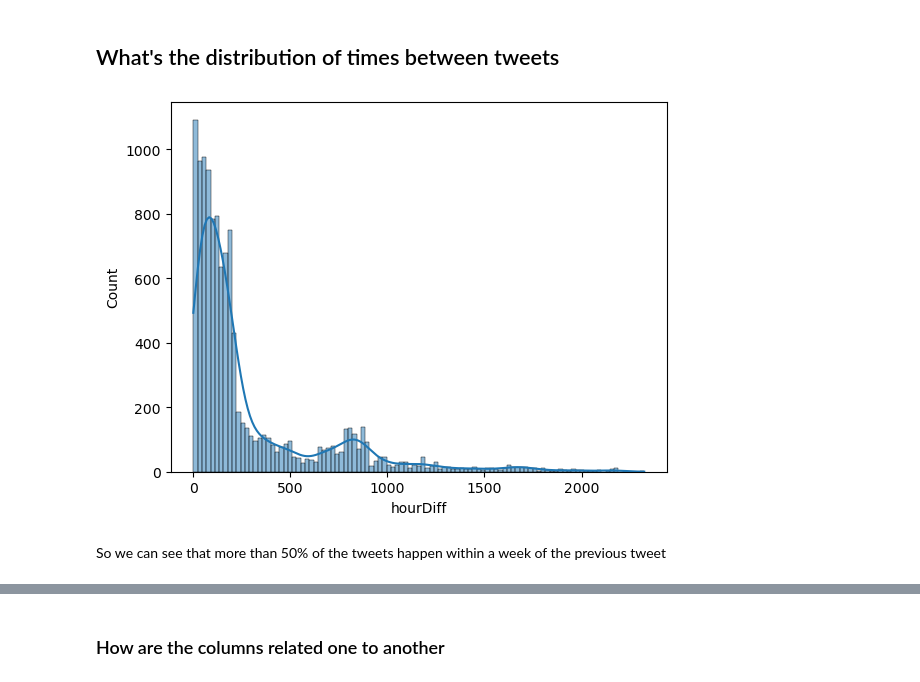
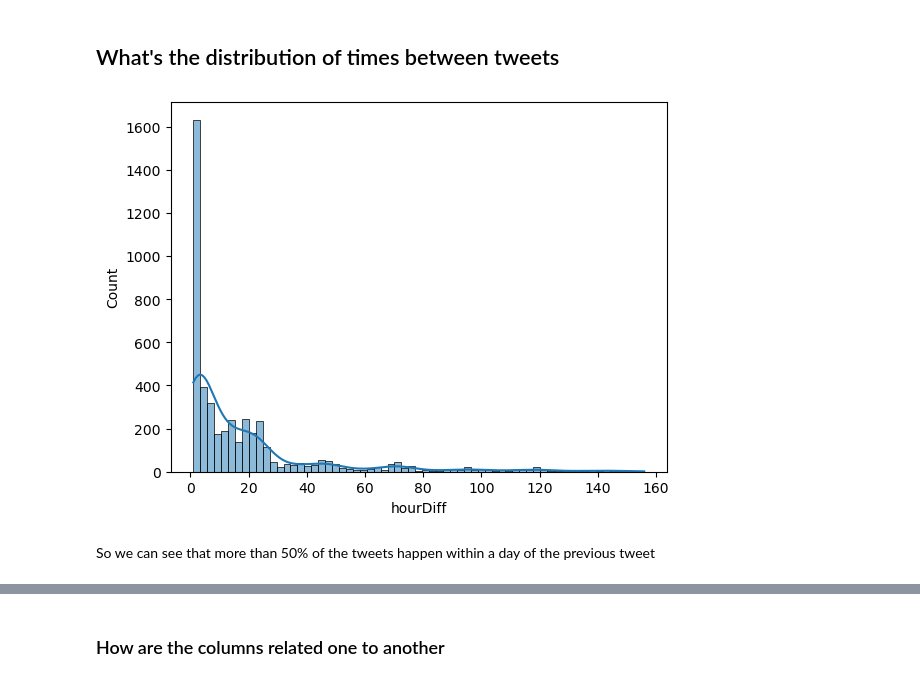
Before and after one commit to jakeat555/CS5850-Final-Project, a Jupyter notebook: DataSummarizationAndVisualization.ipynb, the cells around one changed output, grey strips where cells are left out. Saved outputs shown, nothing was run; the diff lists cells and outputs as text; code cells hidden in the pictures.

```diff
--- a/DataSummarizationAndVisualization.ipynb
+++ b/DataSummarizationAndVisualization.ipynb
@@ -90,9 +91,12 @@ data.describe()
 | max | 590.000000 | 10351.000000 | 1.000000 | 1.644369e+18 | 2.099701e+06 | 35680.000000 | ... |
 # %% [markdown]
 ## What's the distribution of times between tweets
+# %%
+temp = data[['retweet_count','favorite_count','followers_count','friends_count','favorites_count','statuses_count','hourDiff','minDiff']]
+df1 = data[(np.abs(stats.zscore(temp)) < 3).all(axis=1)]
 # %%
-e = sns.histplot(data = data.query('hourDiff > 0') ,x='hourDiff',kde=True)
+e = sns.histplot(data = df1.query('hourDiff > 0') ,x='hourDiff',kde=True)
 # %% [output]
-[figure, old version]
+[figure, new version]
 # %% [markdown]
-So we can see that more than 50% of the tweets happen within a week of the previous tweet
+So we can see that more than 50% of the tweets happen within a day of the previous tweet
```
Also changed, not shown: parts of 7 cells of this notebook, 9 other files.
